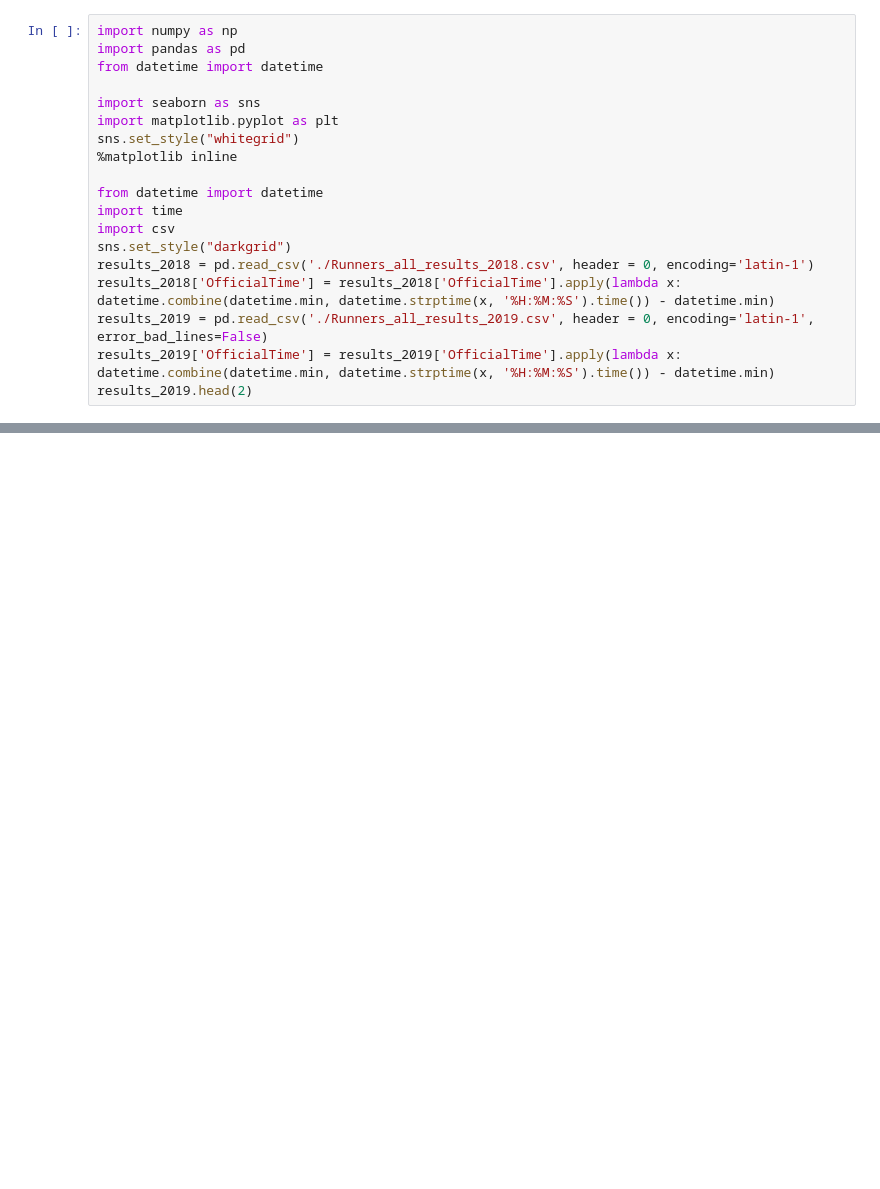
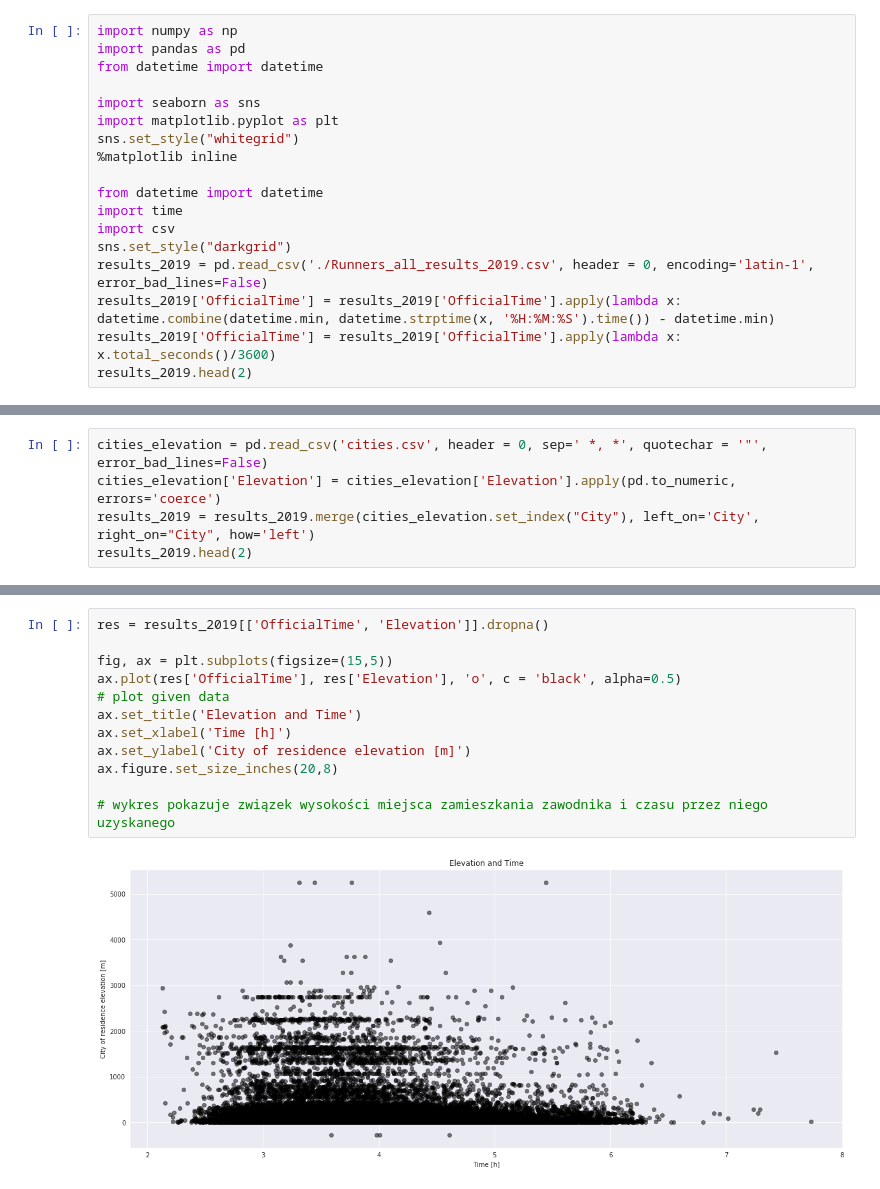
Before and after one commit to mijapa/BostonMarathonAnalisys, a Jupyter notebook: Boston_Elevation.ipynb, the cells around one changed output, grey strips where cells are left out. Saved outputs shown, nothing was run; the diff lists cells and outputs as text; blank space fills up the shorter version.

Commit message:
add elevation data analysis

```diff
--- a/Boston_Elevation.ipynb
+++ b/Boston_Elevation.ipynb
@@ -12,10 +12,9 @@ from datetime import datetime
 import time
 import csv
 sns.set_style("darkgrid")
-results_2018 = pd.read_csv('./Runners_all_results_2018.csv', header = 0, encoding='latin-1')
-results_2018['OfficialTime'] = results_2018['OfficialTime'].apply(lambda x: datetime.combine(datetime.min, datetime.strptime(x, '%H:%M:%S').time()) - datetime.min)
 results_2019 = pd.read_csv('./Runners_all_results_2019.csv', header = 0, encoding='latin-1', error_bad_lines=False)
 results_2019['OfficialTime'] = results_2019['OfficialTime'].apply(lambda x: datetime.combine(datetime.min, datetime.strptime(x, '%H:%M:%S').time()) - datetime.min)
+results_2019['OfficialTime'] = results_2019['OfficialTime'].apply(lambda x: x.total_seconds()/3600)
 results_2019.head(2)
 # %% [output]
 b'Skipping line 26144: expected 20 fields, saw 21\n'
@@ -98,0 +43,5 @@ cities.to_csv("cities_elevation.csv", encoding='utf-8', index=False)
+# %%
+cities_elevation = pd.read_csv('cities.csv', header = 0, sep=' *, *', quotechar = '"', error_bad_lines=False)
+cities_elevation['Elevation'] = cities_elevation['Elevation'].apply(pd.to_numeric, errors='coerce')
+results_2019 = results_2019.merge(cities_elevation.set_index("City"), left_on='City', right_on="City", how='left')
+results_2019.head(2)
@@ -98,0 +70,13 @@ cities.to_csv("cities_elevation.csv", encoding='utf-8', index=False)
+# %%
+res = results_2019[['OfficialTime', 'Elevation']].dropna()
+
+fig, ax = plt.subplots(figsize=(15,5))
+ax.plot(res['OfficialTime'], res['Elevation'], 'o', c = 'black', alpha=0.5)                       # plot given data
+ax.set_title('Elevation and Time')
+ax.set_xlabel('Time [h]')
+ax.set_ylabel('City of residence elevation [m]')
+ax.figure.set_size_inches(20,8)
+
+# wykres pokazuje związek wysokości miejsca zamieszkania zawodnika i czasu przez niego uzyskanego
+# %% [output]
+[figure, added]
```
Also changed, not shown: parts of 6 cells of this notebook, 2 other files.
